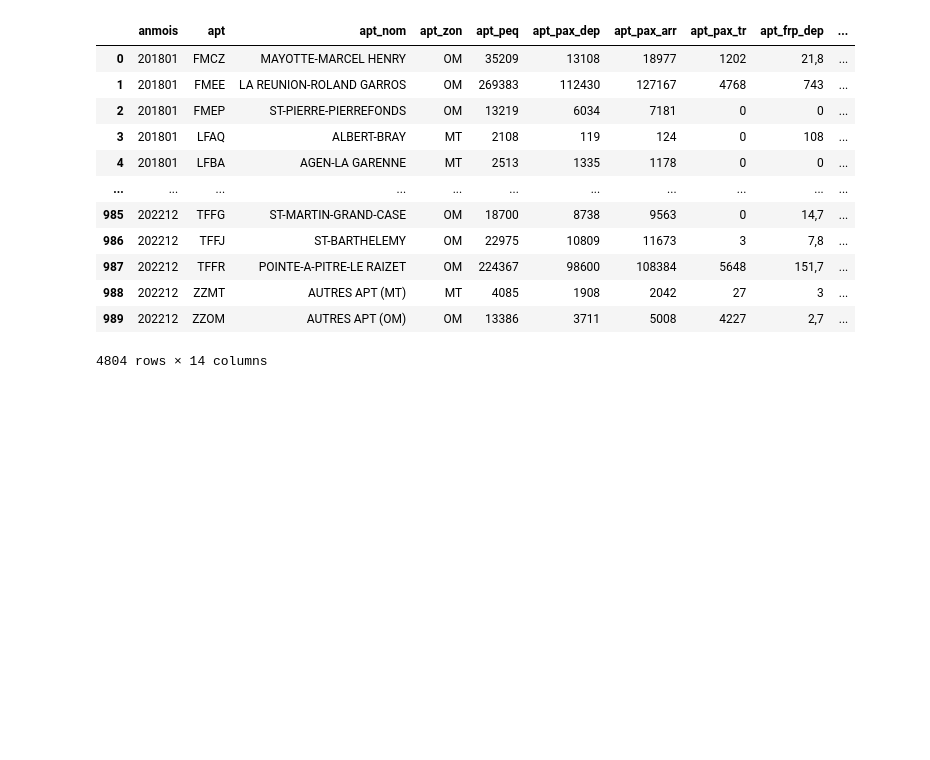
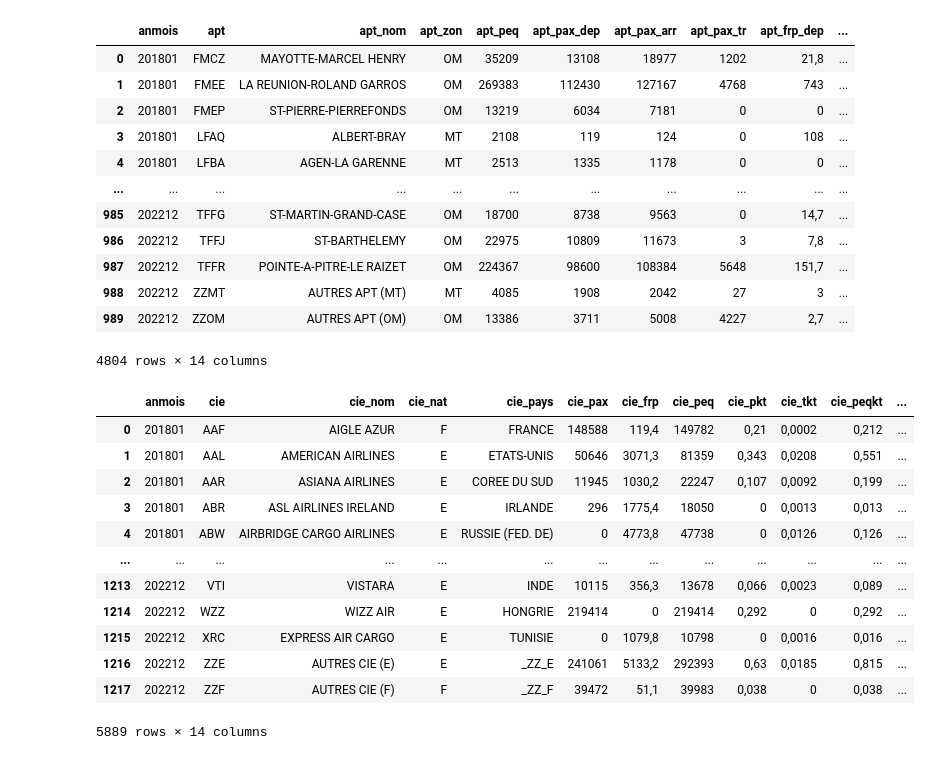
Before and after one commit to 4edawen/funathon2024_sujet2, a Jupyter notebook: test.ipynb, the cells around one changed output. Drawn from its saved outputs; the diff is of its cells as text; code cells hidden in the pictures; blank space fills up the shorter version.

```diff
--- a/test.ipynb
+++ b/test.ipynb
@@ -102,3 +102,35 @@ import_aiport_data(urls["airports"].values())
 | 988 | 202212 | ZZMT | AUTRES APT (MT) | MT | 4085 | 1908 | 2042 | 27 | 3 | ... |
 | 989 | 202212 | ZZOM | AUTRES APT (OM) | OM | 13386 | 3711 | 5008 | 4227 | 2,7 | ... |
 4804 rows × 14 columns
+# %%
+col_types = {
+  "ANMOIS" : "str",
+  "CIE" : "str",
+  "CIE_NOM" : "str",
+  "CIE_NAT" : "str",
+  "CIE_PAYS" : "str"
+}
+
+def import_data(list_files, schema):
+    list_df=[pd.read_csv(file, sep=";",dtype=schema) for file in list_files]
+    concat_df=pd.concat(list_df)
+    cleaned_df = clean_dataframe(concat_df)
+    return cleaned_df
+
+df = import_data(urls["compagnies"].values(),col_types)
+
+df
+# %% [output]
+|  | anmois | cie | cie_nom | cie_nat | cie_pays | cie_pax | cie_frp | cie_peq | cie_pkt | cie_tkt | cie_peqkt | ... |
+| 0 | 201801 | AAF | AIGLE AZUR | F | FRANCE | 148588 | 119,4 | 149782 | 0,21 | 0,0002 | 0,212 | ... |
+| 1 | 201801 | AAL | AMERICAN AIRLINES | E | ETATS-UNIS | 50646 | 3071,3 | 81359 | 0,343 | 0,0208 | 0,551 | ... |
+| 2 | 201801 | AAR | ASIANA AIRLINES | E | COREE DU SUD | 11945 | 1030,2 | 22247 | 0,107 | 0,0092 | 0,199 | ... |
+| 3 | 201801 | ABR | ASL AIRLINES IRELAND | E | IRLANDE | 296 | 1775,4 | 18050 | 0 | 0,0013 | 0,013 | ... |
+| 4 | 201801 | ABW | AIRBRIDGE CARGO AIRLINES | E | RUSSIE (FED. DE) | 0 | 4773,8 | 47738 | 0 | 0,0126 | 0,126 | ... |
+| ... | ... | ... | ... | ... | ... | ... | ... | ... | ... | ... | ... | ... |
+| 1213 | 202212 | VTI | VISTARA | E | INDE | 10115 | 356,3 | 13678 | 0,066 | 0,0023 | 0,089 | ... |
+| 1214 | 202212 | WZZ | WIZZ AIR | E | HONGRIE | 219414 | 0 | 219414 | 0,292 | 0 | 0,292 | ... |
+| 1215 | 202212 | XRC | EXPRESS AIR CARGO | E | TUNISIE | 0 | 1079,8 | 10798 | 0 | 0,0016 | 0,016 | ... |
+| 1216 | 202212 | ZZE | AUTRES CIE (E) | E | _ZZ_E | 241061 | 5133,2 | 292393 | 0,63 | 0,0185 | 0,815 | ... |
+| 1217 | 202212 | ZZF | AUTRES CIE (F) | F | _ZZ_F | 39472 | 51,1 | 39983 | 0,038 | 0 | 0,038 | ... |
+5889 rows × 14 columns
```
Also changed, not shown: parts of 2 cells of this notebook.
